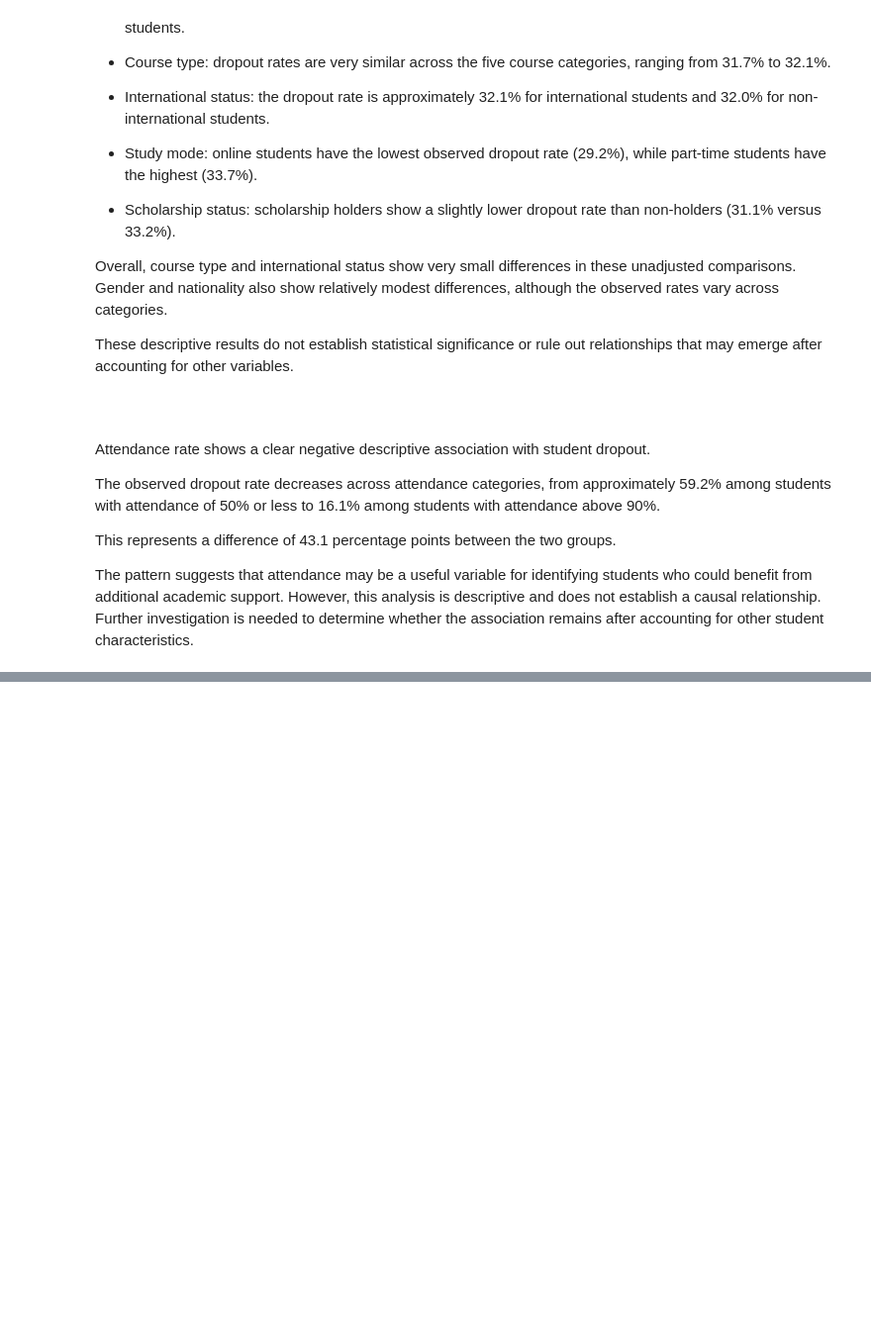
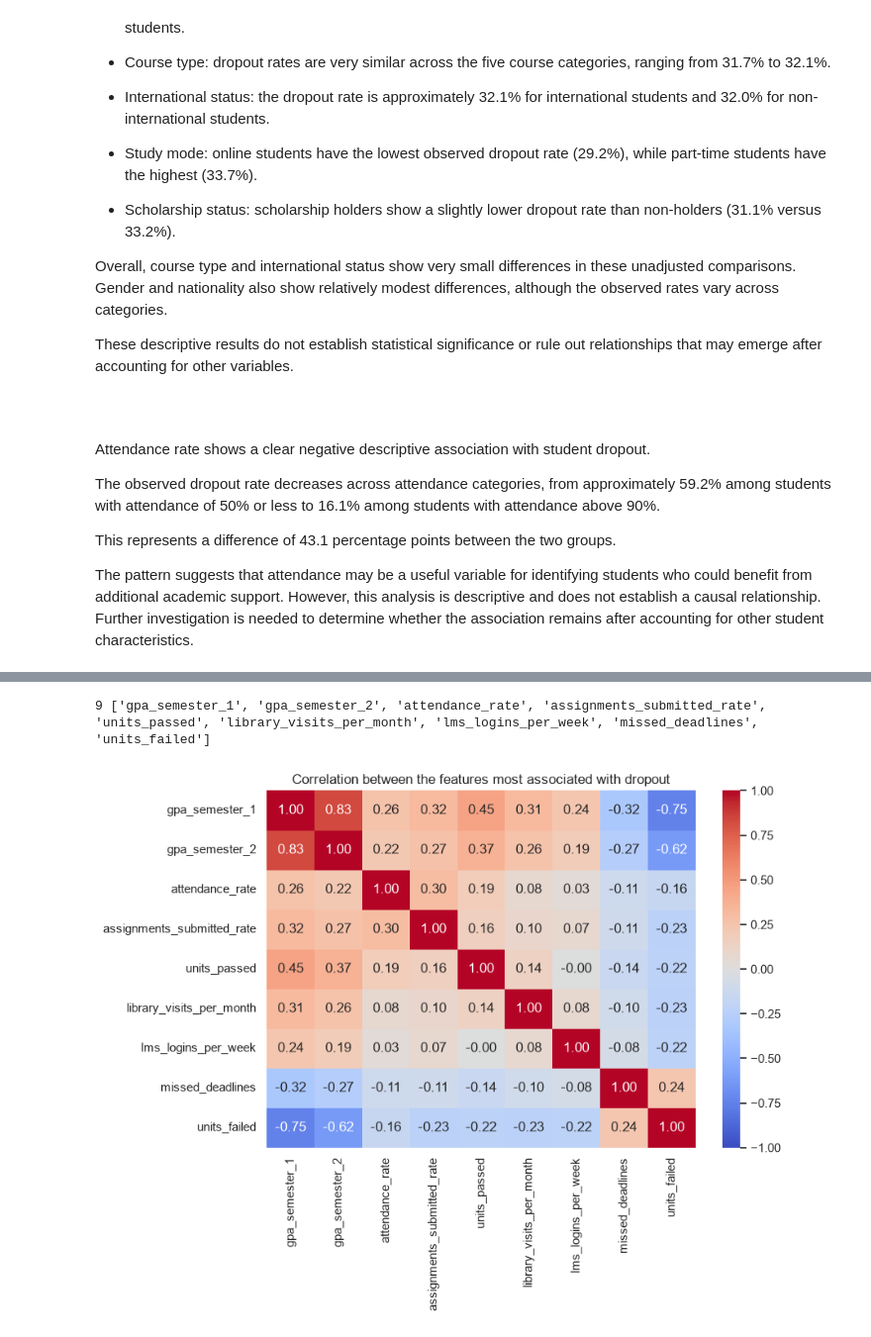
Before and after one commit to gnx-devx/academic-dropout-risk-analysis, a Jupyter notebook: notebooks/01_eda.ipynb, the cells around one changed output, grey strips where cells are left out. Shown at 99% size. Cells and saved outputs as stored; diff of their text form; code cells hidden in the pictures; blank space fills up the shorter version.

```diff
--- a/notebooks/01_eda.ipynb
+++ b/notebooks/01_eda.ipynb
@@ -291,0 +367,14 @@ plt.show()
+# %%
+# Features with |r| >= 0.20 with dropout (criterion from section 5.1)
+top_features = corr[corr.abs() >= 0.20].index.tolist()
+print(len(top_features), top_features)
+
+plt.figure(figsize=(9, 7))
+sns.heatmap(df[top_features].corr(), annot=True, fmt=".2f", cmap="coolwarm", center=0, vmin=-1, vmax=1)
+plt.title("Correlation between the features most associated with dropout")
+plt.tight_layout()
+plt.savefig("../reports/figures/top_features_correlation.png", dpi=150)
+plt.show()
+# %% [output]
+9 ['gpa_semester_1', 'gpa_semester_2', 'attendance_rate', 'assignments_submitted_rate', 'units_passed', 'library_visits_per_month', 'lms_logins_per_week', 'missed_deadlines', 'units_failed']
+[figure, added]
```
Also changed, not shown: parts of 32 cells of this notebook, 9 other files.
